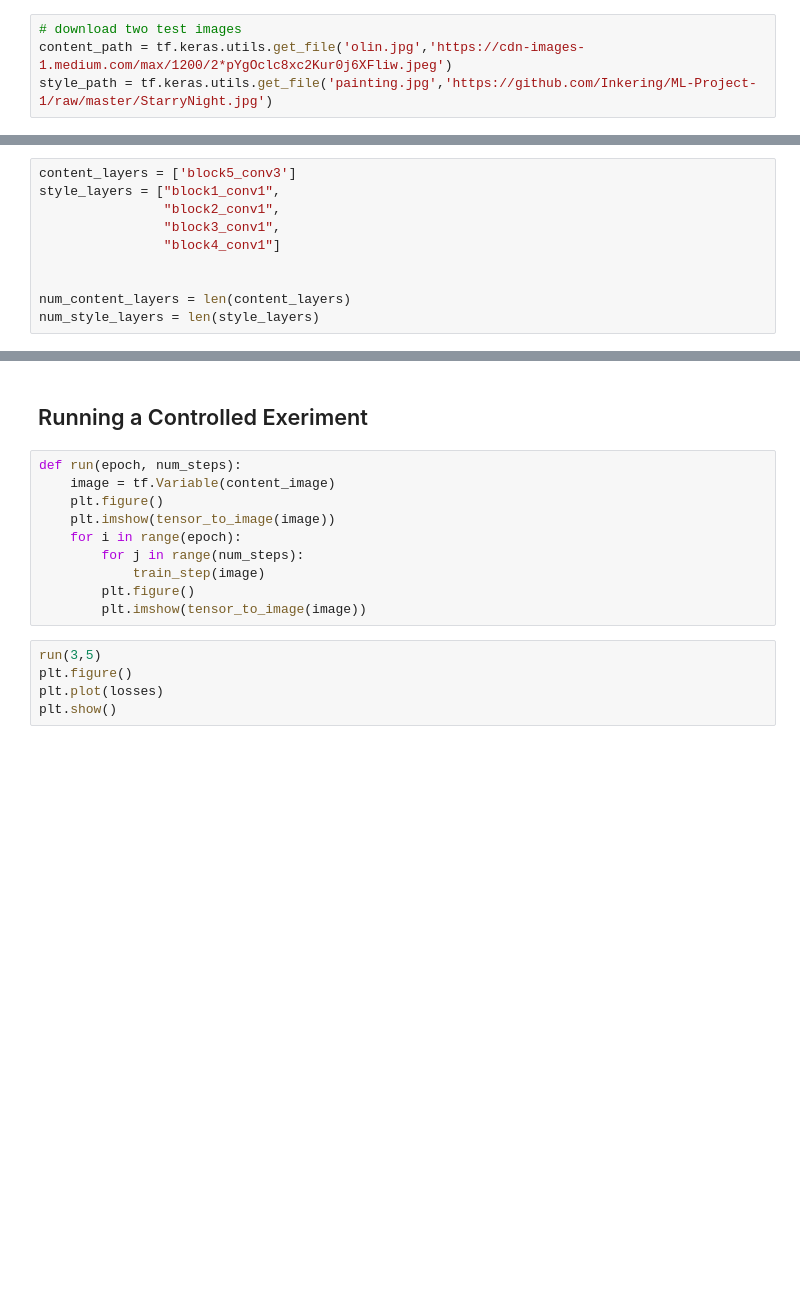
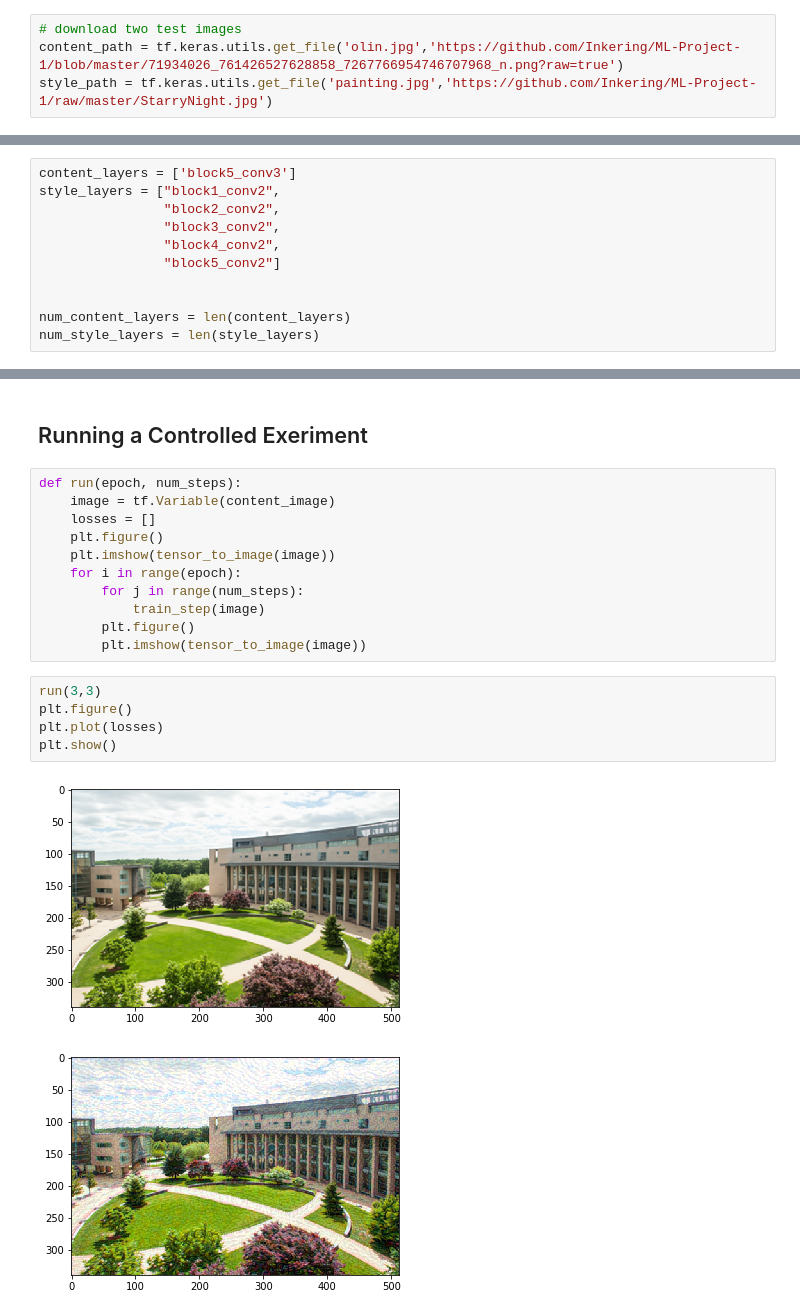
Before and after one commit to Inkering/ML-Project-1, a Jupyter notebook: Transfer_test.ipynb, the cells around one changed output, grey strips where cells are left out. Cells and saved outputs as stored; diff of their text form; blank space fills up the shorter version.

```diff
--- a/Transfer_test.ipynb
+++ b/Transfer_test.ipynb
@@ -12,7 +12,7 @@ import pandas as pd
 tf.enable_eager_execution()
 # %%
 # download two test images
-content_path = tf.keras.utils.get_file('olin.jpg','https://cdn-images-1.medium.com/max/1200/2*pYgOclc8xc2Kur0j6XFliw.jpeg')
+content_path = tf.keras.utils.get_file('olin.jpg','https://github.com/Inkering/ML-Project-1/blob/master/71934026_761426527628858_7267766954746707968_n.png?raw=true')
 style_path = tf.keras.utils.get_file('painting.jpg','https://github.com/Inkering/ML-Project-1/raw/master/StarryNight.jpg')
 # %% [markdown]
 ## Quick Possibility Test - Keras Quick Model
@@ -152,10 +180,11 @@ So lets pick some layers for our content and style mapping.
 **Q**: How does the number of style layers chosen, and which content layer chosen, change the algorithm output?
 # %%
 content_layers = ['block5_conv3']
-style_layers = ["block1_conv1",
-                "block2_conv1",
-                "block3_conv1",
-                "block4_conv1"]
+style_layers = ["block1_conv2",
+                "block2_conv2",
+                "block3_conv2",
+                "block4_conv2",
+                "block5_conv2"]
 
 
 num_content_layers = len(content_layers)
@@ -290,6 +334,7 @@ def train_step(image):
 # %%
 def run(epoch, num_steps):
     image = tf.Variable(content_image)
+    losses = []
     plt.figure()
     plt.imshow(tensor_to_image(image))
     for i in range(epoch):
@@ -298,7 +343,10 @@ def run(epoch, num_steps):
         plt.figure()
         plt.imshow(tensor_to_image(image))
 # %%
-run(3,5)
+run(3,3)
 plt.figure()
 plt.plot(losses)
 plt.show()
+# %% [output]
+[figure, added]
+[figure, added]
```
Also changed, not shown: parts of 7 cells of this notebook.
